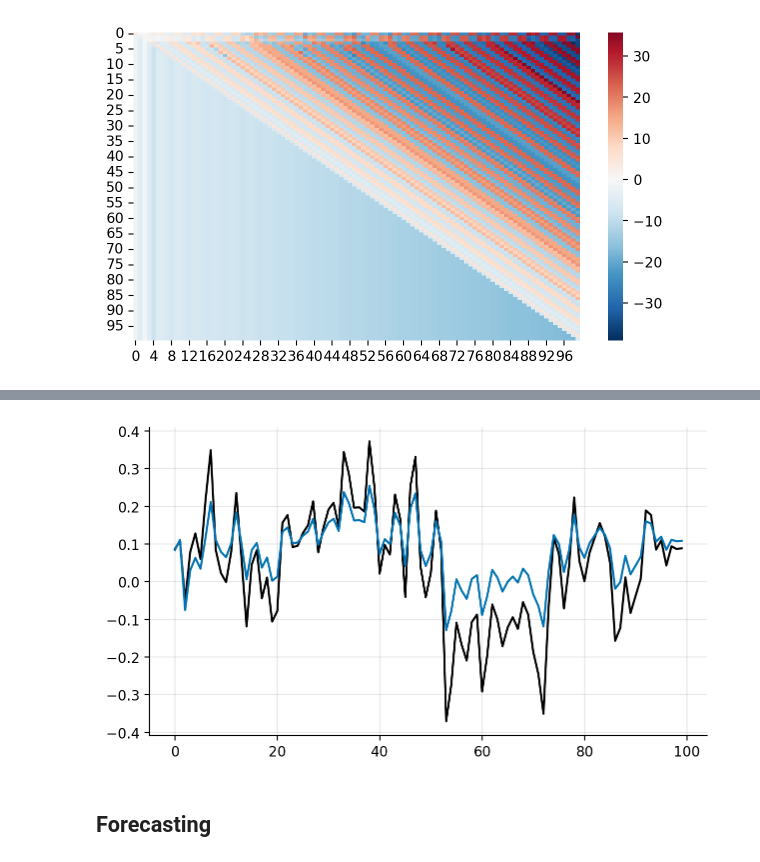
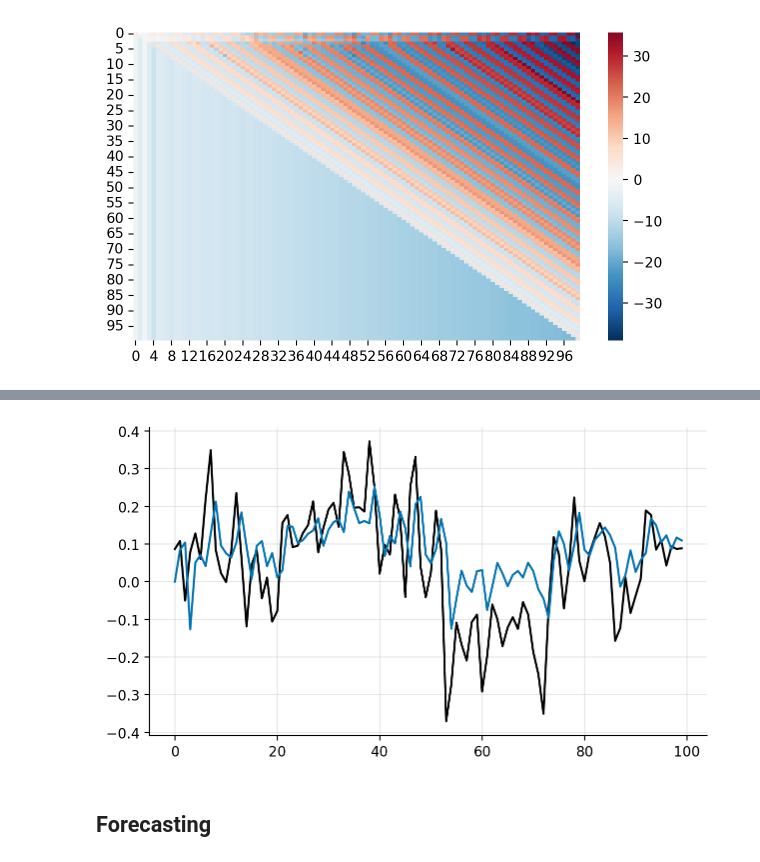
Before and after one commit to gerdm/filtering-notes, a Jupyter notebook: 02-state-space-models/arma-ssm.ipynb, the cells around one changed output, grey strips where cells are left out. Saved outputs shown, nothing was run; the diff lists cells and outputs as text; code cells hidden in the pictures.

```diff
--- a/02-state-space-models/arma-ssm.ipynb
+++ b/02-state-space-models/arma-ssm.ipynb
@@ -483,6 +568,9 @@ H_ma = jnp.ones(10)
 H_arma, F_arma, T_arma = init_arma_components(H_ar=H_ar, H_ma=H_ma)
 # %%
 key = jax.random.PRNGKey(314159)
+
+n_steps = 200
+R = jnp.eye(1) * 0.1 ** 2 # measurement noise
 hist = run_ssm(key, F_arma, H_arma, T_arma, R, n_steps)
 
 plt.plot(hist["y"], c="black", marker="o", markersize=4)
@@ -669,5 +758,0 @@ t1_hist = jnp.einsum("tkdo,koo,k,tk->td", fundamental, S_hist, y, tmask)
-# %%
-n_components = len(H_arma)
-theta0 = jnp.ones(n_components)
-theta_hist = jnp.zeros((n_steps, n_components))
-theta_hist = theta_hist.at[0].set(theta0)
@@ -680,8 +759,3 @@ sns.heatmap(K_all[2], cmap="viridis")
-# %%
-Kt = jnp.einsum("kdo,koo,k->kd", fundamental[0], S_hist, tmask[0])
-t1 = jnp.einsum("kd,k->d", Kt, y)
-t2 = jnp.einsum("kd,om,ml,kl->d", Kt, H, F_arma, theta_hist)
-theta_new = t1 - t2
 # %%
 def step(theta_hist, state):
     t, fundamental, tmask = state
@@ -689,5 +763,5 @@ def step(theta_hist, state):
     t1 = jnp.einsum("kd,k->d", Kt, y)
     t2 = jnp.einsum("kd,om,ml,kl->d", Kt, H, F_arma, theta_hist)
     theta_new = t1 - t2
-    theta_hist = theta_hist.at[t].set(theta_new)
-    return theta_hist, None
+    theta_hist = theta_hist.at[t+1].set(theta_new)
+    return theta_hist, Kt
@@ -704,9 +768,23 @@ yhat = jnp.einsum("td,od->t", mu_hist, H)
-# %%
-plt.plot(y, c="black", label="y")
-plt.plot(yhat, label="yhat")
-plt.grid(alpha=0.3)
-# %% [output]
-[figure, removed]
+# %%
+n_components = len(H_arma)
+mu0 = jnp.zeros(n_components)
+mu_hist = jnp.zeros((n_steps, n_components))
+mu_hist = mu_hist.at[0].set(mu0)
+
+# Filtering
+tmask = jnp.tril(np.ones((n_steps, n_steps)), k=0)
+
+steps = jnp.arange(n_steps)
+hist = (steps, fundamental, tmask)
+
+mu_hist, _ = jax.lax.scan(step, mu_hist, hist)
+yhat = jnp.einsum("td,od->t", mu_hist, H)
+
+plt.plot(y, c="black", label="y")
+plt.plot(yhat, label="yhat")
+plt.grid(alpha=0.3)
+# %% [output]
+[figure, added]
 # %% [markdown]
 ## Forecasting
 # %%
```
Also changed, not shown: parts of 17 cells of this notebook.
